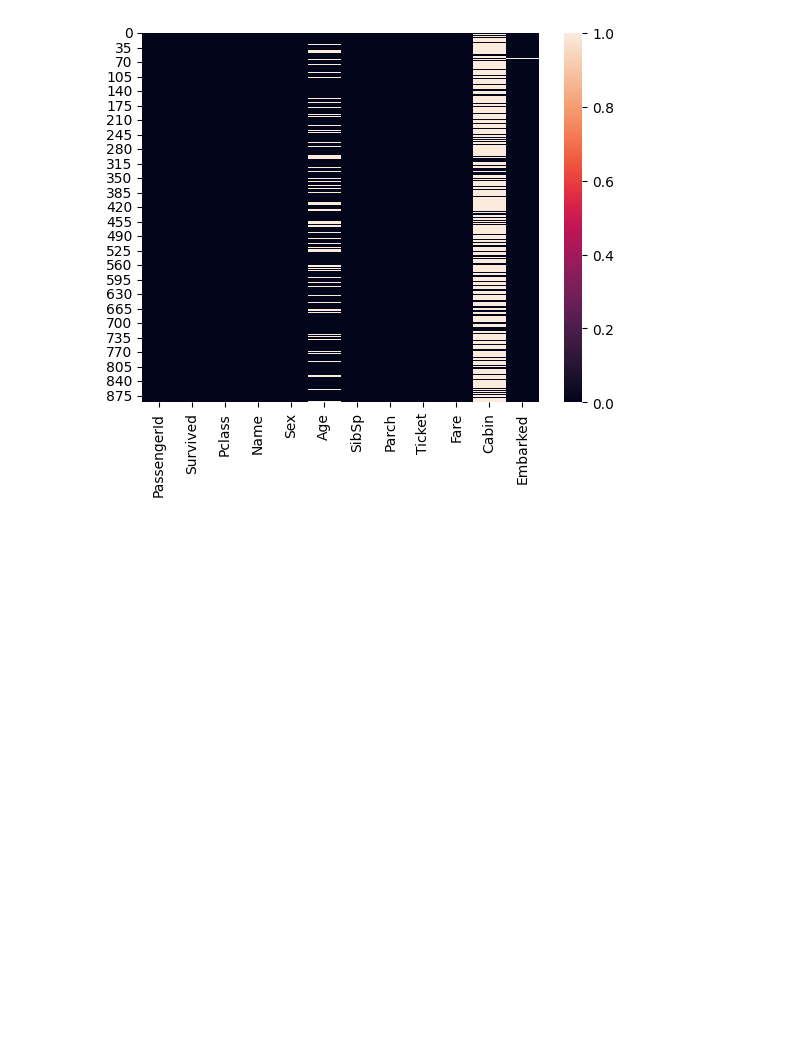
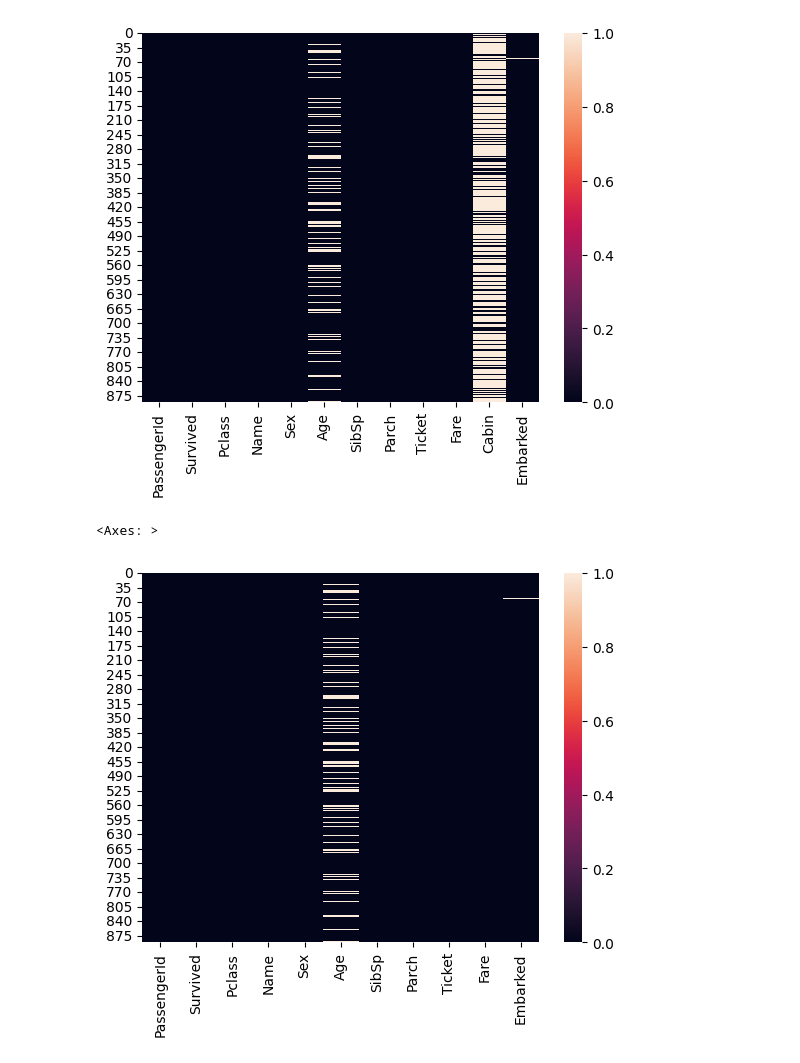
Before and after one commit to mohiuddin1221/Complete-Machine-Learning, a Jupyter notebook: Logistic-Regression.ipynb, the cells around one changed output. Drawn from its saved outputs; the diff is of its cells as text; code cells hidden in the pictures; blank space fills up the shorter version.

Commit message:
Drop Column

```diff
--- a/Logistic-Regression.ipynb
+++ b/Logistic-Regression.ipynb
@@ -63,3 +63,11 @@ sns.heatmap(data.isnull())
 # %% [output]
 <Axes: >
 [figure]
+# %%
+# 'columns' hobe, 'column' no
+data.drop(columns=['Cabin'], inplace=True)
+# %%
+sns.heatmap(data.isnull())
+# %% [output]
+<Axes: >
+[figure, added]
```
